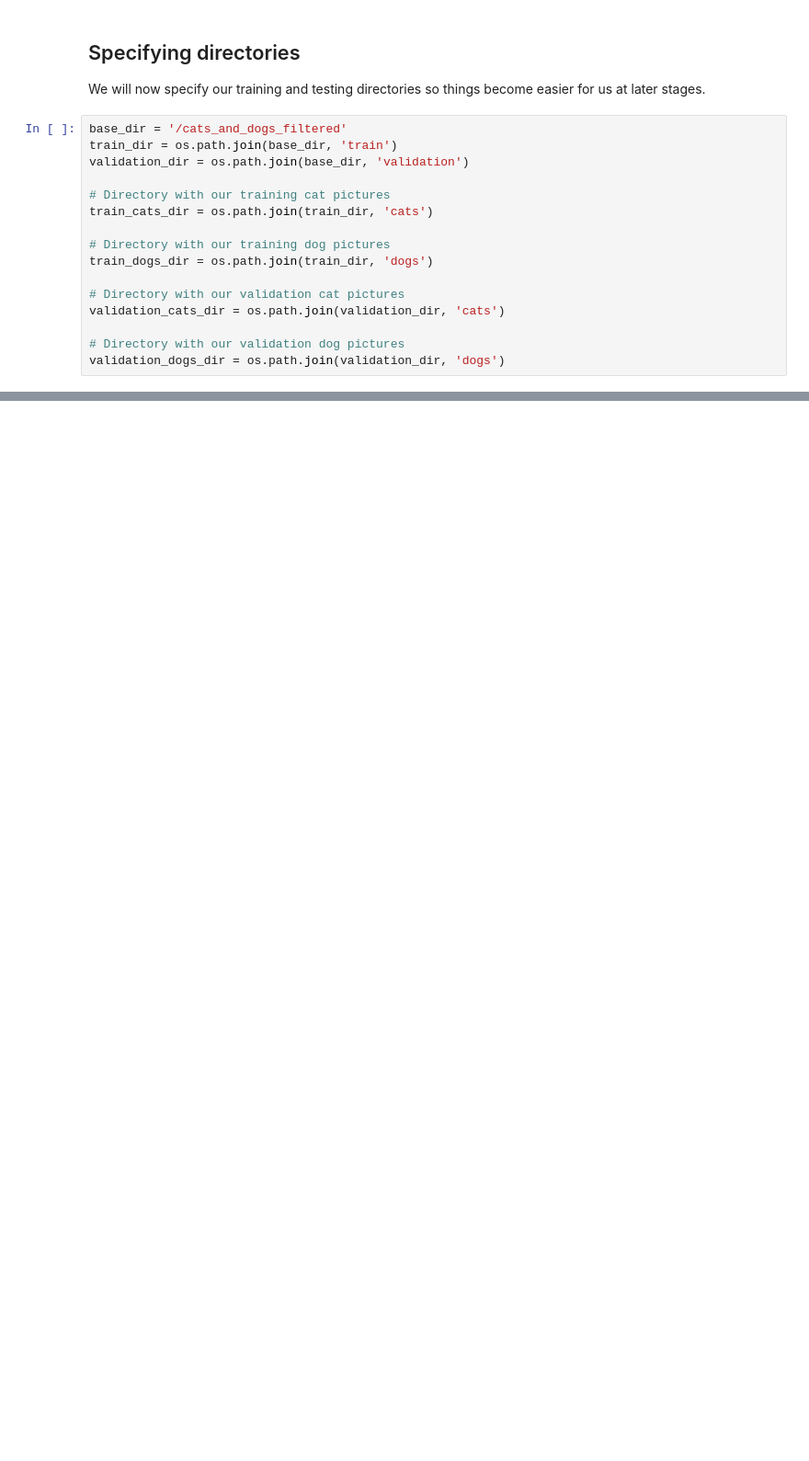
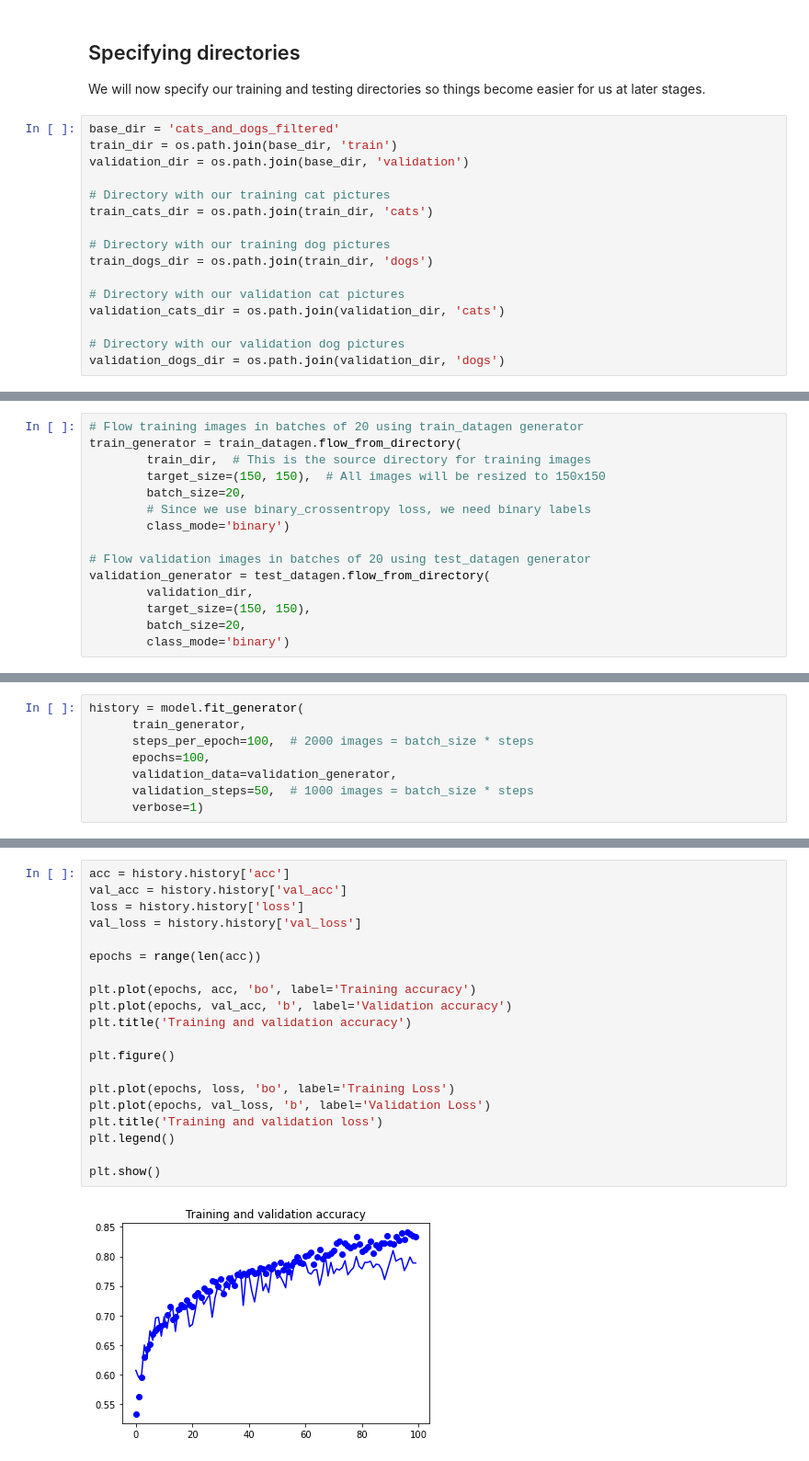
Before and after one commit to Rishit-dagli/CV-with-TF-Demos, a Jupyter notebook: cats-vs-dogs.ipynb, the cells around one changed output, grey strips where cells are left out. Shown: that part at 92% size. Drawn from its saved outputs; the diff is of its cells as text; blank space fills up the shorter version.

```diff
--- a/cats-vs-dogs.ipynb
+++ b/cats-vs-dogs.ipynb
@@ -50,7 +55,7 @@ zip_ref.close()
 
 We will now specify our training and testing directories so things become easier for us at later stages.
 # %%
-base_dir = '/cats_and_dogs_filtered'
+base_dir = 'cats_and_dogs_filtered'
 train_dir = os.path.join(base_dir, 'train')
 validation_dir = os.path.join(base_dir, 'validation')
 
@@ -67,0 +93,15 @@ validation_dogs_dir = os.path.join(validation_dir, 'dogs')
+# %%
+# Flow training images in batches of 20 using train_datagen generator
+train_generator = train_datagen.flow_from_directory(
+        train_dir,  # This is the source directory for training images
+        target_size=(150, 150),  # All images will be resized to 150x150
+        batch_size=20,
+        # Since we use binary_crossentropy loss, we need binary labels
+        class_mode='binary')
+
+# Flow validation images in batches of 20 using test_datagen generator
+validation_generator = test_datagen.flow_from_directory(
+        validation_dir,
+        target_size=(150, 150),
+        batch_size=20,
+        class_mode='binary')
@@ -67,0 +135,8 @@ validation_dogs_dir = os.path.join(validation_dir, 'dogs')
+# %%
+history = model.fit_generator(
+      train_generator,
+      steps_per_epoch=100,  # 2000 images = batch_size * steps
+      epochs=100,
+      validation_data=validation_generator,
+      validation_steps=50,  # 1000 images = batch_size * steps
+      verbose=1)
@@ -67,0 +163,22 @@ validation_dogs_dir = os.path.join(validation_dir, 'dogs')
+# %%
+acc = history.history['acc']
+val_acc = history.history['val_acc']
+loss = history.history['loss']
+val_loss = history.history['val_loss']
+
+epochs = range(len(acc))
+
+plt.plot(epochs, acc, 'bo', label='Training accuracy')
+plt.plot(epochs, val_acc, 'b', label='Validation accuracy')
+plt.title('Training and validation accuracy')
+
+plt.figure()
+
+plt.plot(epochs, loss, 'bo', label='Training Loss')
+plt.plot(epochs, val_loss, 'b', label='Validation Loss')
+plt.title('Training and validation loss')
+plt.legend()
+
+plt.show()
+# %% [output]
+[figure, added]
```
Also changed, not shown: parts of 20 cells of this notebook.
